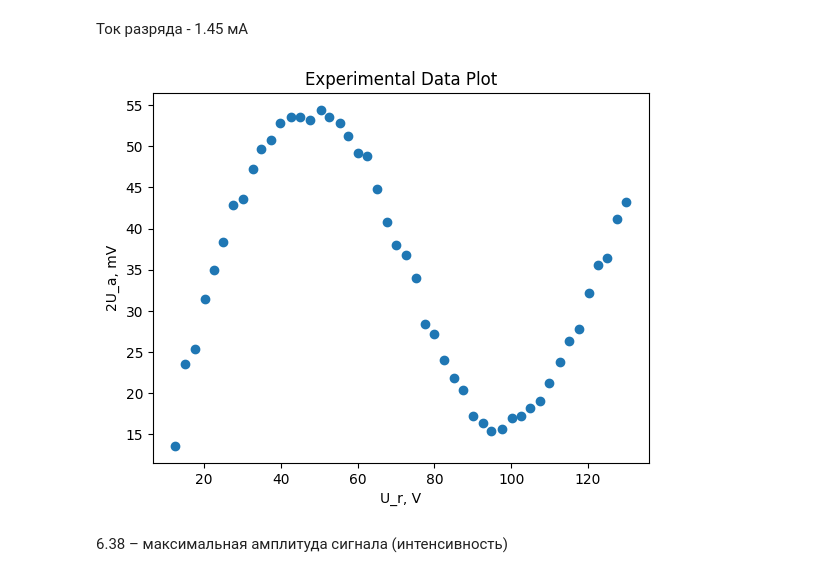
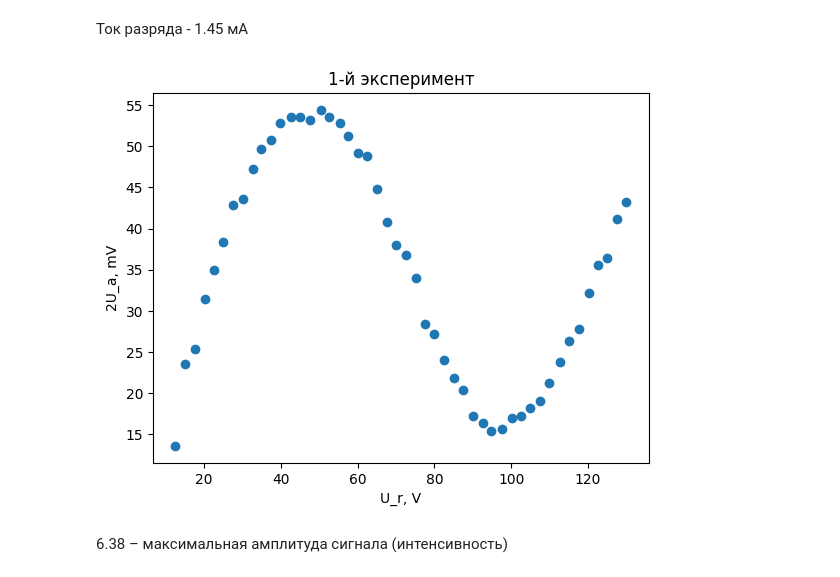
Before and after one commit to MikhailGovgolenko/Multiple-choice-question, a Jupyter notebook: calc.ipynb, the cells around one changed output. Cells and saved outputs as stored; diff of their text form; code cells hidden in the pictures.

```diff
--- a/calc.ipynb
+++ b/calc.ipynb
@@ -3,20 +3,20 @@
 # %%
 import numpy as np
 import matplotlib.pyplot as plt
 
 data = np.loadtxt("exp1.csv", delimiter=",", skiprows=1)
 
 Ur = data[:, 0]
 Ua_times_2 = data[:, 1]
 
-plt.title("Experimental Data Plot")
+plt.title("1-й эксперимент")
 plt.plot(Ur, Ua_times_2, marker='o', linestyle='')
 plt.xlabel("U_r, V")
 plt.ylabel("2U_a, mV")
 
 plt.show()
 # %% [output]
-[figure, old version]
+[figure, new version]
 # %% [markdown]
 6.38 – максимальная амплитуда сигнала (интенсивность)
 # %% [markdown]
```
Also changed, not shown: parts of 2 cells of this notebook, 2 other files.
